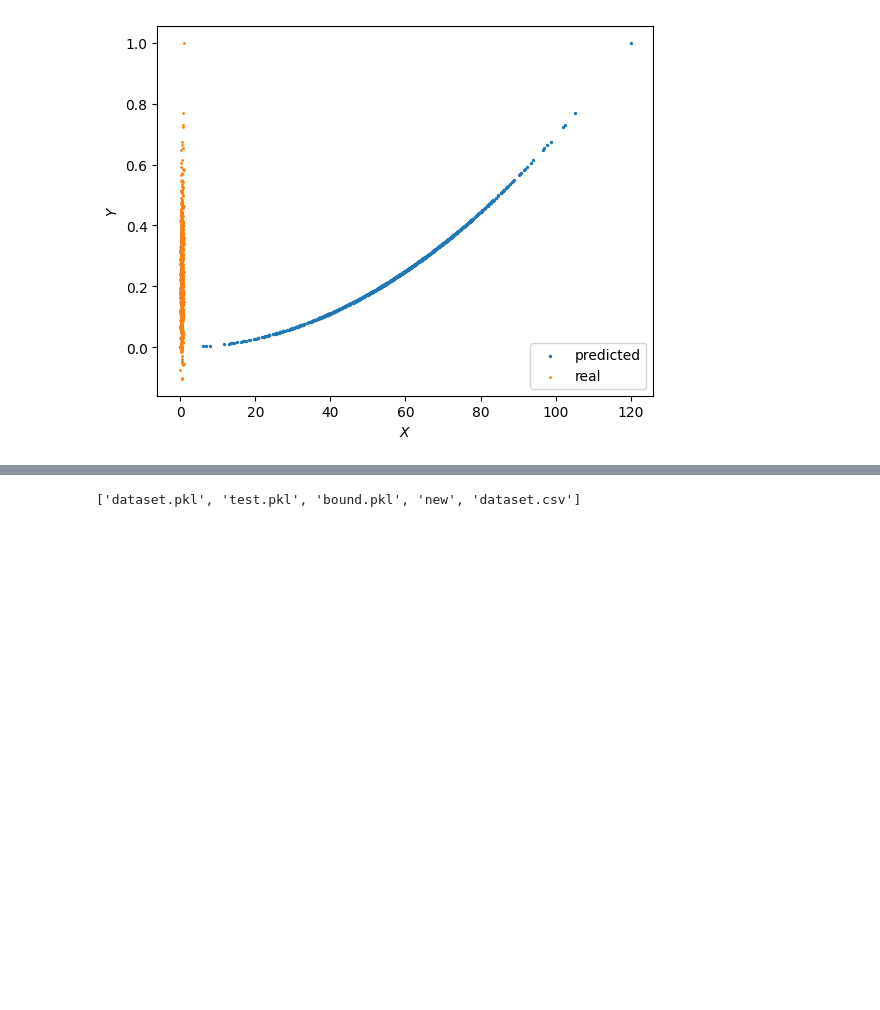
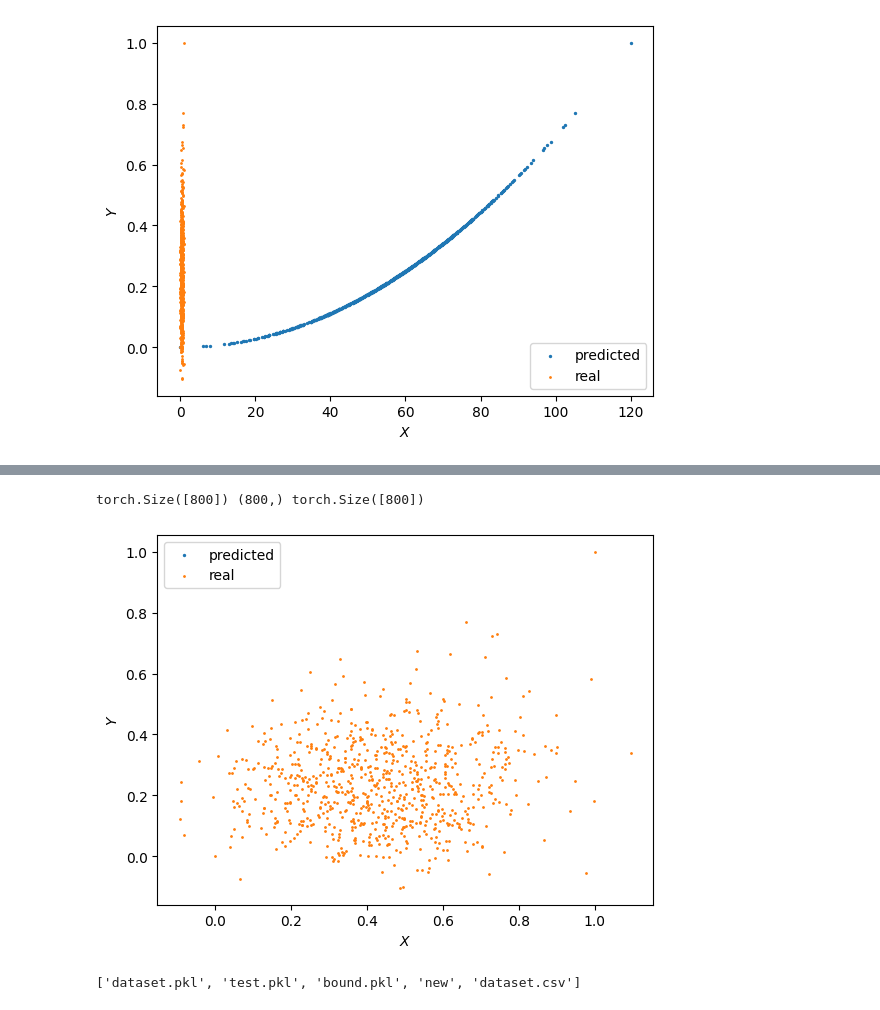
Before and after one commit to advpropsys/hetfit_scientific, a Jupyter notebook: anal/test.ipynb, the cells around one changed output, grey strips where cells are left out. Cells and saved outputs as stored; diff of their text form; code cells hidden in the pictures; blank space fills up the shorter version.

```diff
--- a/anal/test.ipynb
+++ b/anal/test.ipynb
@@ -341,3 +344,8 @@ net.onnx_export()
+# %%
+obj.inference(tensor([5]))
+# %% [output]
+torch.Size([800]) (800,) torch.Size([800])
+[figure, added]
 # %%
 import os
 os.chdir('..')
```
Also changed, not shown: parts of 4 cells of this notebook, 3 other files.
